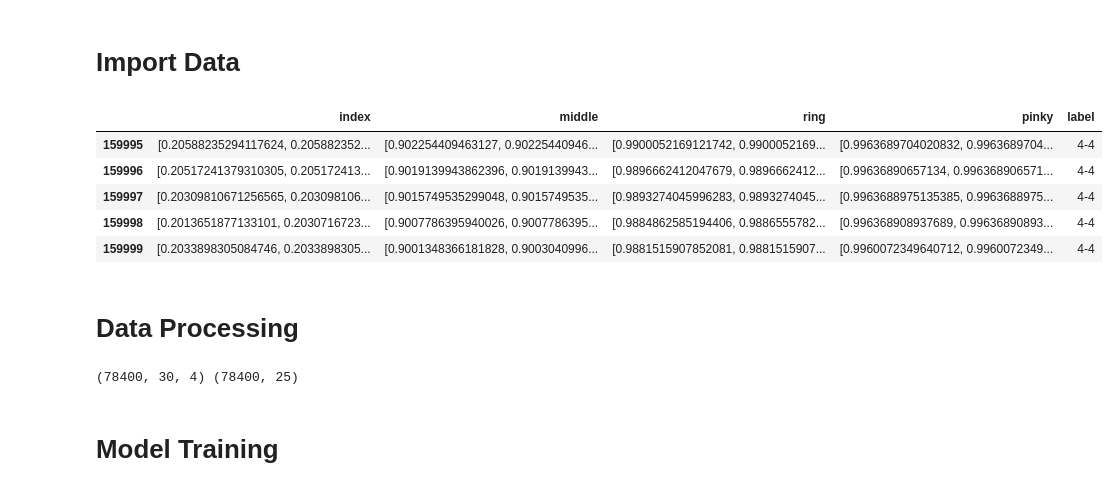
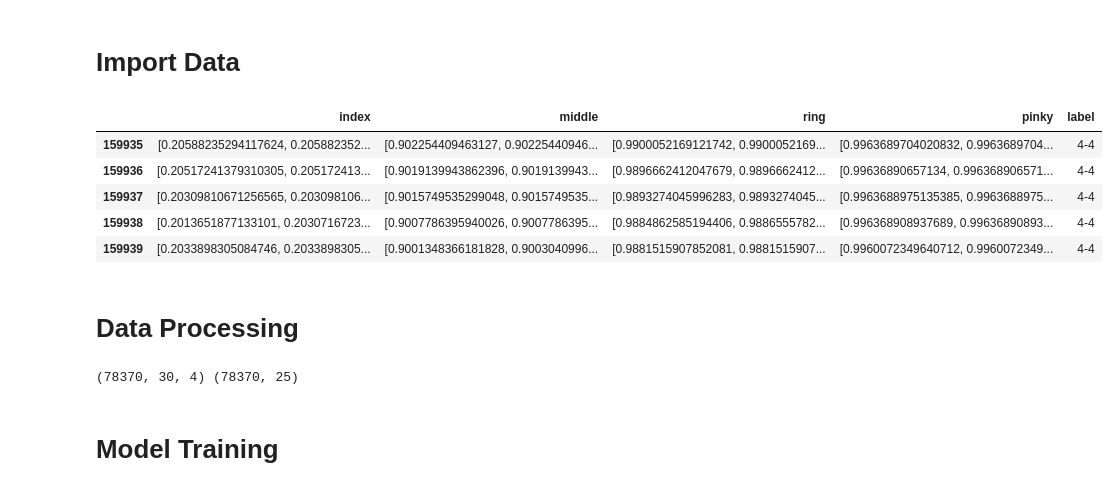
Before and after one commit to rachung2510/oppy, a Jupyter notebook: training/model_RNN.ipynb, the cells around one changed output. Cells and saved outputs as stored; diff of their text form; code cells hidden in the pictures.

```diff
--- a/model_RNN.ipynb
+++ b/training/model_RNN.ipynb
@@ -15,28 +16,28 @@ import seaborn as sn
 # %% [markdown]
 # Import Data
 # %%
-dataset = pd.read_csv('data_nomean.csv', index_col=0)
+dataset = pd.read_csv('data/data_right.csv', index_col=0)
 dataset.tail()
 # %% [output]
 |  | index | middle | ring | pinky | label |
-| 159995 | [0.20588235294117624, 0.205882352... | [0.902254409463127, 0.90225440946... | [0.9900052169121742, 0.9900052169... | [0.9963689704020832, 0.9963689704... | 4-4 |
-| 159996 | [0.20517241379310305, 0.205172413... | [0.9019139943862396, 0.9019139943... | [0.9896662412047679, 0.9896662412... | [0.99636890657134, 0.996368906571... | 4-4 |
-| 159997 | [0.20309810671256565, 0.203098106... | [0.9015749535299048, 0.9015749535... | [0.9893274045996283, 0.9893274045... | [0.9963688975135385, 0.9963688975... | 4-4 |
-| 159998 | [0.2013651877133101, 0.2030716723... | [0.9007786395940026, 0.9007786395... | [0.9884862585194406, 0.9886555782... | [0.996368908937689, 0.99636890893... | 4-4 |
-| 159999 | [0.2033898305084746, 0.2033898305... | [0.9001348366181828, 0.9003040996... | [0.9881515907852081, 0.9881515907... | [0.9960072349640712, 0.9960072349... | 4-4 |
+| 159935 | [0.20588235294117624, 0.205882352... | [0.902254409463127, 0.90225440946... | [0.9900052169121742, 0.9900052169... | [0.9963689704020832, 0.9963689704... | 4-4 |
+| 159936 | [0.20517241379310305, 0.205172413... | [0.9019139943862396, 0.9019139943... | [0.9896662412047679, 0.9896662412... | [0.99636890657134, 0.996368906571... | 4-4 |
+| 159937 | [0.20309810671256565, 0.203098106... | [0.9015749535299048, 0.9015749535... | [0.9893274045996283, 0.9893274045... | [0.9963688975135385, 0.9963688975... | 4-4 |
+| 159938 | [0.2013651877133101, 0.2030716723... | [0.9007786395940026, 0.9007786395... | [0.9884862585194406, 0.9886555782... | [0.996368908937689, 0.99636890893... | 4-4 |
+| 159939 | [0.2033898305084746, 0.2033898305... | [0.9001348366181828, 0.9003040996... | [0.9881515907852081, 0.9881515907... | [0.9960072349640712, 0.9960072349... | 4-4 |
 # %% [markdown]
 # Data Processing
 # %%
 ## X
 n_steps = len(json.loads(dataset.iloc[0,0]))
 n_features = 4
-X = np.empty((dataset.shape[0], n_steps*n_features), dtype=np.float64)
+X = np.empty((dataset.shape[0], n_steps, n_features))
 for i in range(X.shape[0]):
-    x = []
+    x = np.empty((n_steps, n_features))
     for j in range(n_features):
-        arr = list(json.loads(dataset.iloc[i,j]))
-        x += arr
-    X[i] = np.array(x)
+        arr = np.array(json.loads(dataset.iloc[i,j]))
+        x[:,j] = arr
+    X[i] = x
 
 ## y
 labels = dataset["label"].to_numpy()
@@ -45,16 +46,12 @@ y_encoded = le.fit_transform(labels)
 n_classes = len(np.unique(y_encoded))
 y = to_categorical(y_encoded)
 
-# print(X.shape)
-
-X = X.reshape((160000,30,4))
-
 ## split
 x_train, x_test, y_train, y_test = train_test_split(X, y, test_size=0.3, random_state=42)
 x_train, x_val, y_train, y_val = train_test_split(x_train, y_train, test_size=0.3, random_state=42)
 print(x_train.shape, y_train.shape)
 # %% [output]
-(78400, 30, 4) (78400, 25)
+(78370, 30, 4) (78370, 25)
 # %% [markdown]
 # Model Training
 # %%
```
Also changed, not shown: parts of 2 cells of this notebook, 49 other files.
